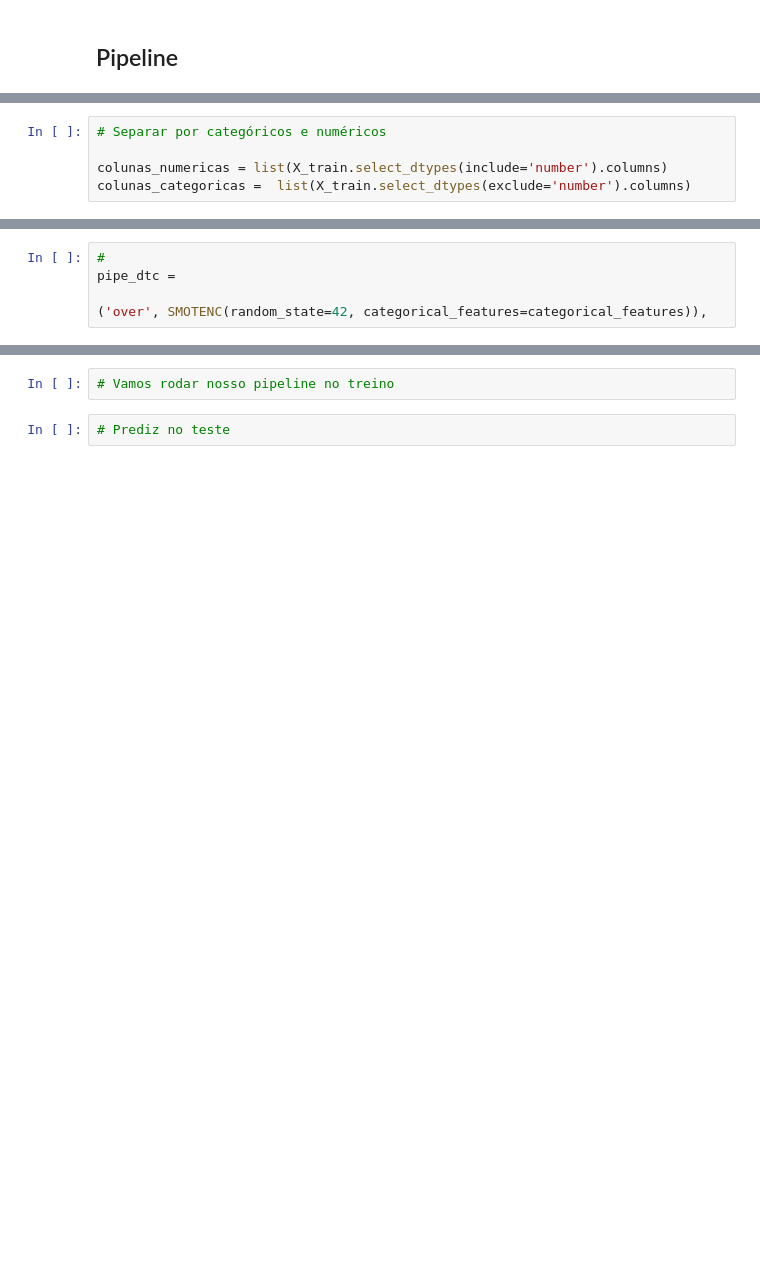
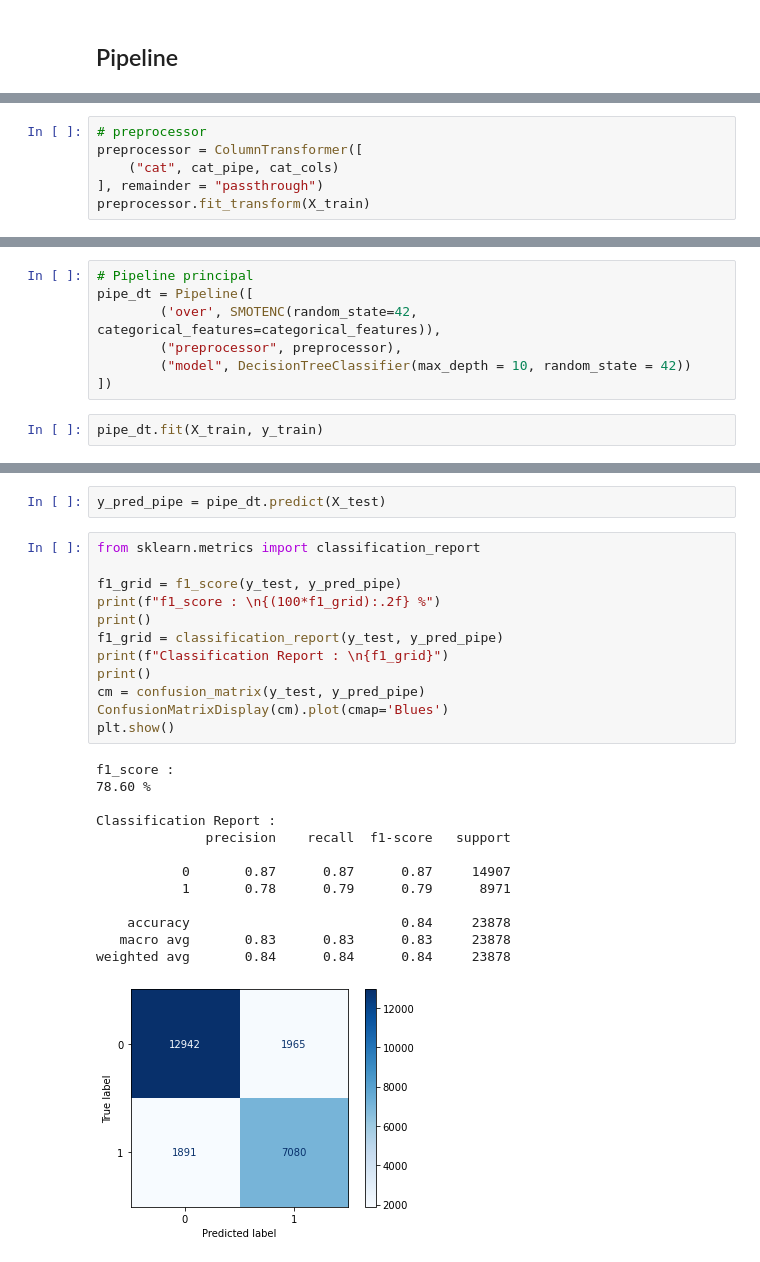
Before and after one commit to GabrielAsato/Curso_DS_Degree, a Jupyter notebook: Módulo 9 - Machine Learning I/Projetos/Projeto - hotel_bookings.ipynb, the cells around one changed output, grey strips where cells are left out. Drawn from its saved outputs; the diff is of its cells as text; blank space fills up the shorter version.

Commit message:
Projeto com Pipeline

```diff
--- a/Módulo 9 - Machine Learning I/Projetos/Projeto - hotel_bookings.ipynb
+++ b/Módulo 9 - Machine Learning I/Projetos/Projeto - hotel_bookings.ipynb
@@ -698,5 +676,6 @@ X_train, X_test, y_train, y_test = train_test_split(X, y, test_size=0.2, random_
 # %%
-# Separar por categóricos e numéricos
-
-colunas_numericas = list(X_train.select_dtypes(include='number').columns)
-colunas_categoricas =  list(X_train.select_dtypes(exclude='number').columns)
+# preprocessor
+preprocessor = ColumnTransformer([
+    ("cat", cat_pipe, cat_cols)
+], remainder = "passthrough")
+preprocessor.fit_transform(X_train)
@@ -703,5 +690,9 @@ colunas_categoricas =  list(X_train.select_dtypes(exclude='number').columns)
 # %%
-#
-pipe_dtc =
-
-('over', SMOTENC(random_state=42, categorical_features=categorical_features)),
+# Pipeline principal
+pipe_dt = Pipeline([
+        ('over', SMOTENC(random_state=42, categorical_features=categorical_features)),
+        ("preprocessor", preprocessor),
+        ("model", DecisionTreeClassifier(max_depth = 10, random_state = 42))
+])
+# %%
+pipe_dt.fit(X_train, y_train)
@@ -708,4 +713,28 @@ pipe_dtc =
 # %%
-# Vamos rodar nosso pipeline no treino
+y_pred_pipe = pipe_dt.predict(X_test)
 # %%
-# Prediz no teste
+from sklearn.metrics import classification_report
+
+f1_grid = f1_score(y_test, y_pred_pipe)
+print(f"f1_score : \n{(100*f1_grid):.2f} %")
+print()
+f1_grid = classification_report(y_test, y_pred_pipe)
+print(f"Classification Report : \n{f1_grid}")
+print()
+cm = confusion_matrix(y_test, y_pred_pipe)
+ConfusionMatrixDisplay(cm).plot(cmap='Blues')
+plt.show()
+# %% [output]
+f1_score :
+78.60 %
+
+Classification Report :
+              precision    recall  f1-score   support
+
+           0       0.87      0.87      0.87     14907
+           1       0.78      0.79      0.79      8971
+
+    accuracy                           0.84     23878
+   macro avg       0.83      0.83      0.83     23878
+weighted avg       0.84      0.84      0.84     23878
+[figure, added]
```
Also changed, not shown: parts of 14 cells of this notebook.
